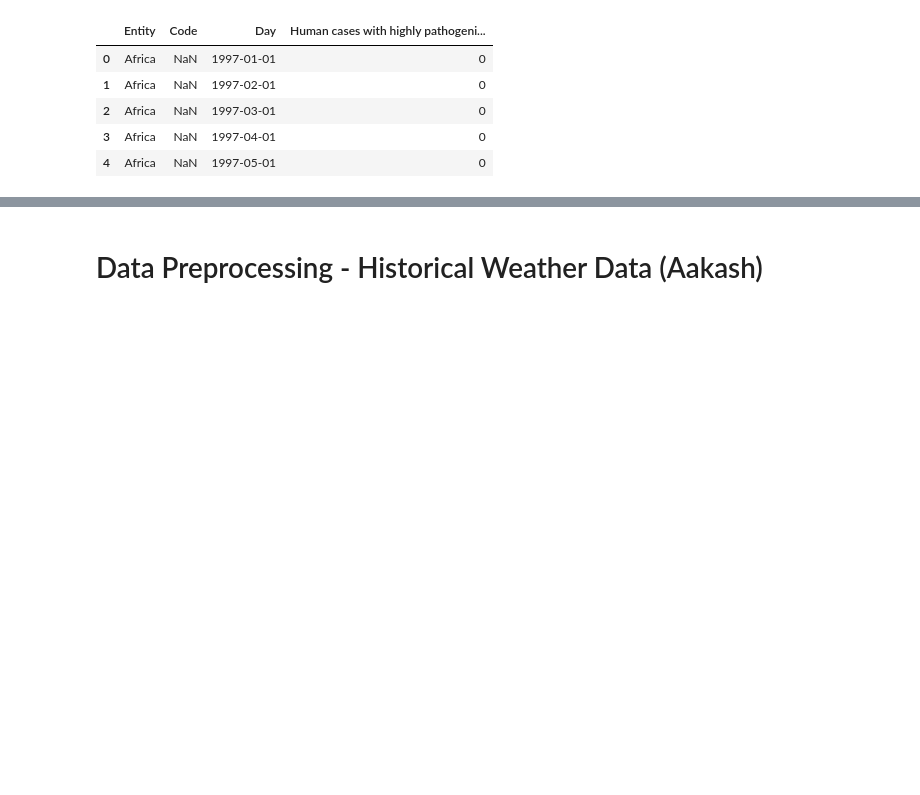
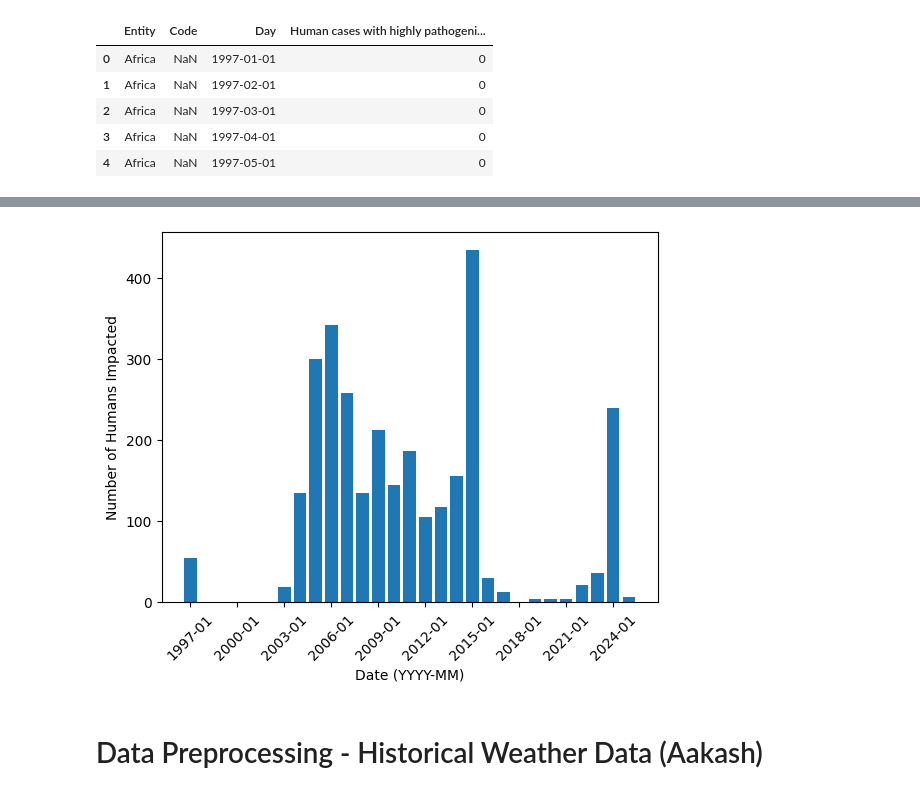
Before and after one commit to sahn1998/egg-price-prediction, a Jupyter notebook: DSP2_DataCleaning_EDA.ipynb, the cells around one changed output, grey strips where cells are left out. Drawn from its saved outputs; the diff is of its cells as text; code cells hidden in the pictures; blank space fills up the shorter version.

Commit message:
Added EDA for both birds and human

```diff
--- a/DSP2_DataCleaning_EDA.ipynb
+++ b/DSP2_DataCleaning_EDA.ipynb
@@ -499,7 +499,7 @@ plt.show()
 # %% [output]
 [figure]
 # %%
-human = pd.read_csv('/content/drive/MyDrive/h5n1-flu-reported-cases-filtered.csv')
+human = pd.read_csv('/content/drive/MyDrive/h5n1-flu-reported-cases-unfiltered.csv')
 human.head()
 # %% [output]
 |  | Entity | Code | Day | Human cases with highly pathogeni... |
@@ -515,0 +516,3 @@ array([ 0, 10,  3,  2,  1,  5,  7,  8,  4,  6, 11, 23, 46, 50, 32, 13, 14,
+# %%
+human = human[human['Entity'] == 'United States'].copy()
+human
@@ -515,0 +533,6 @@ array([ 0, 10,  3,  2,  1,  5,  7,  8,  4,  6, 11, 23, 46, 50, 32, 13, 14,
+# %%
+human['Day'] = pd.to_datetime(human['Day'], format = '%Y-%d-%m')
+human['yyyy_mm'] = human['Day'].dt.strftime('%Y-%m')
+# %%
+people_impacted = human.groupby('yyyy_mm')['Human cases with highly pathogenic avian influenza A/H5N1 (monthly)'].sum().reset_index(name='People_Count')
+people_impacted.head()
@@ -516,3 +571,12 @@ array([ 0, 10,  3,  2,  1,  5,  7,  8,  4,  6, 11, 23, 46, 50, 32, 13, 14,
+# %%
+plt.bar(people_impacted['yyyy_mm'], people_impacted['People_Count'])
+tick_positions = people_impacted['yyyy_mm'][::3]
+plt.xticks(tick_positions, rotation=45)
+plt.xlabel('Date (YYYY-MM)')
+plt.ylabel('Number of Humans Impacted')
+plt.show()
+# %% [output]
+[figure, added]
 # %% [markdown]
 # Data Preprocessing - Historical Weather Data (Aakash)
 # %%
```
Also changed, not shown: parts of 6 cells of this notebook.
